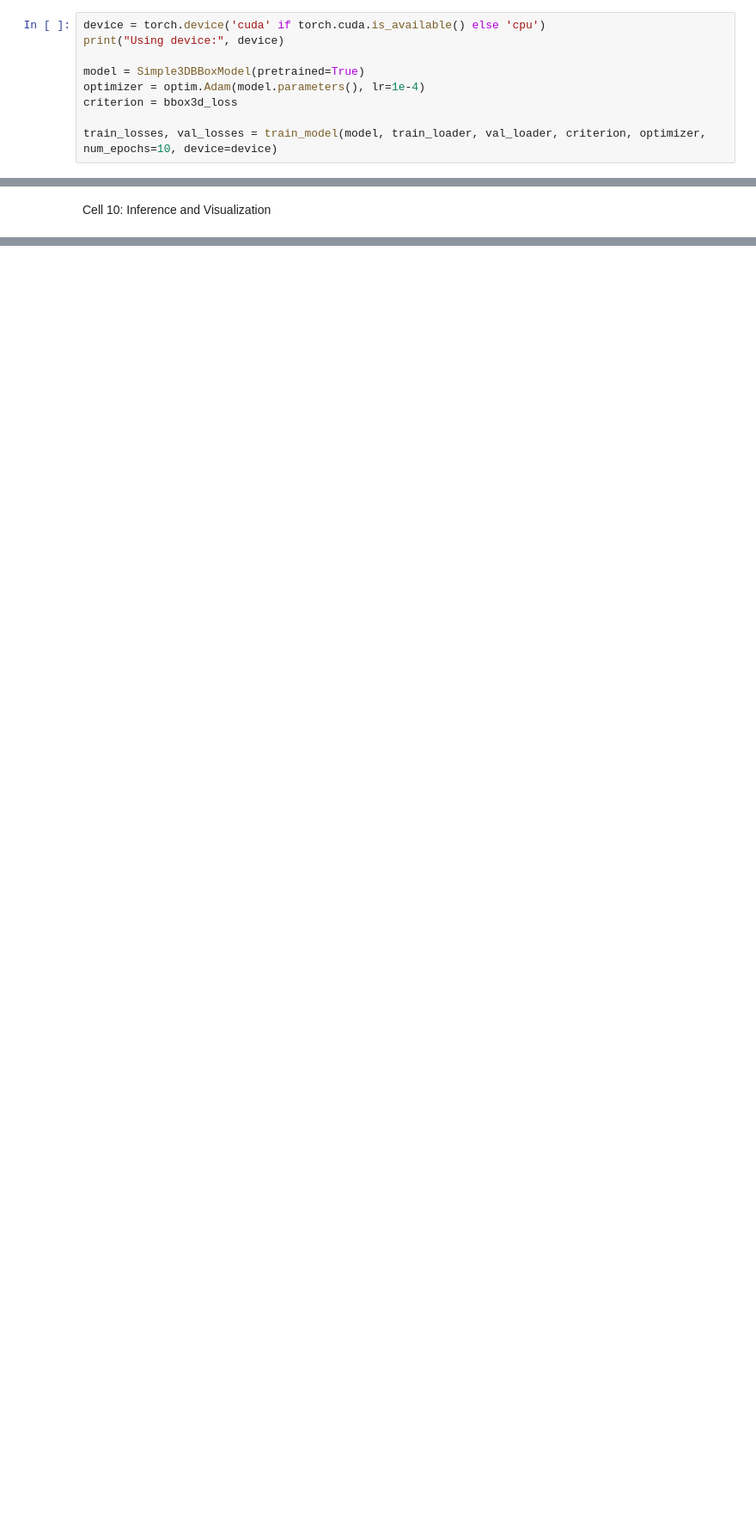
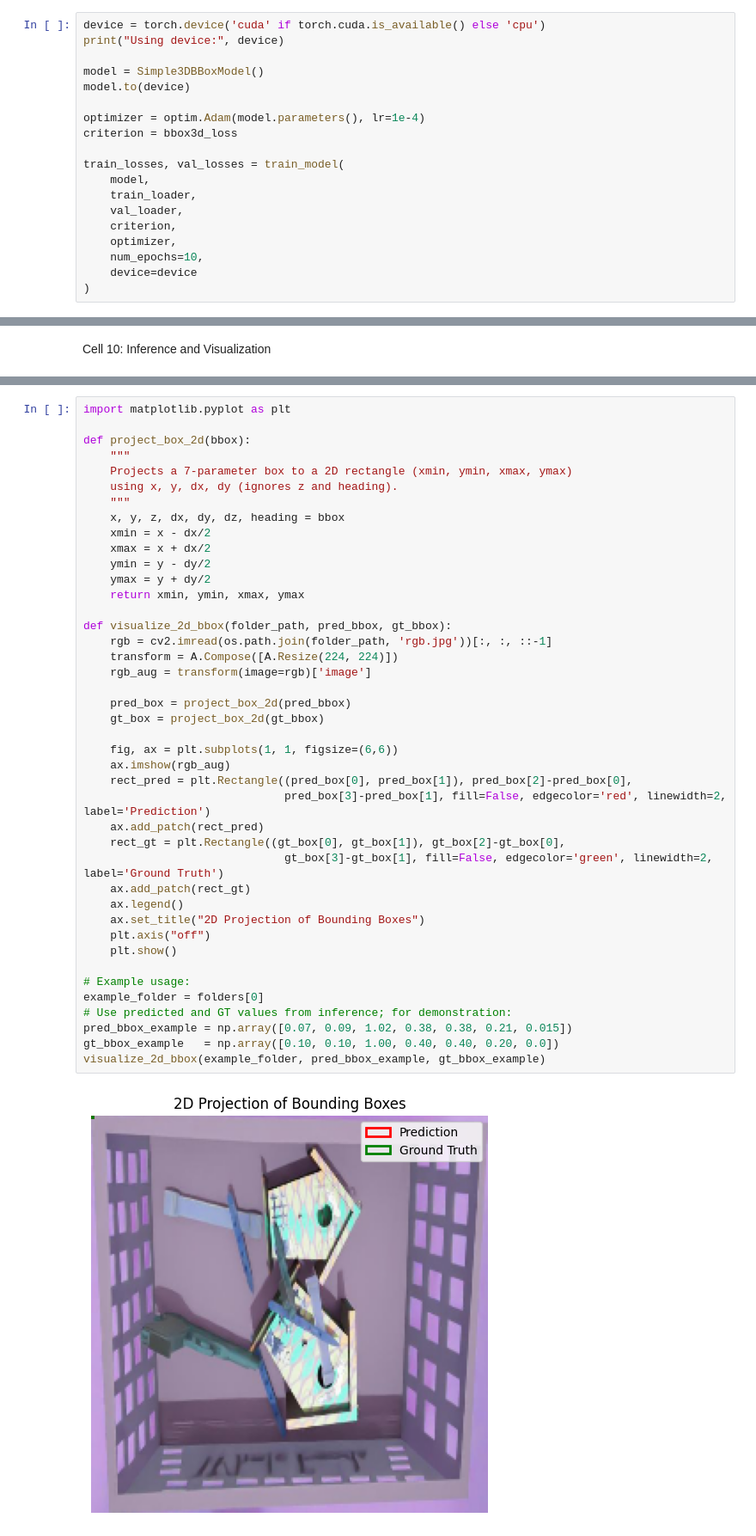
Before and after one commit to shubhamt2897/DL_BB, a Jupyter notebook: DL_Bounding_Box.ipynb, the cells around one changed output, grey strips where cells are left out. Shown: that part at 86% size. Saved outputs shown, nothing was run; the diff lists cells and outputs as text; blank space fills up the shorter version.

```diff
--- a/DL_Bounding_Box.ipynb
+++ b/DL_Bounding_Box.ipynb
@@ -306,10 +313,20 @@ Launch Training
 device = torch.device('cuda' if torch.cuda.is_available() else 'cpu')
 print("Using device:", device)
 
-model = Simple3DBBoxModel(pretrained=True)
+model = Simple3DBBoxModel()
+model.to(device)
+
 optimizer = optim.Adam(model.parameters(), lr=1e-4)
 criterion = bbox3d_loss
 
-train_losses, val_losses = train_model(model, train_loader, val_loader, criterion, optimizer, num_epochs=10, device=device)
+train_losses, val_losses = train_model(
+    model,
+    train_loader,
+    val_loader,
+    criterion,
+    optimizer,
+    num_epochs=10,
+    device=device
+)
 # %% [output]
 Using device: cuda
@@ -469,0 +426,44 @@ torch.onnx.export(model, (dummy_rgb, dummy_pc), "3dbbox_model.onnx", opset_versi
+# %%
+import matplotlib.pyplot as plt
+
+def project_box_2d(bbox):
+    """
+    Projects a 7-parameter box to a 2D rectangle (xmin, ymin, xmax, ymax)
+    using x, y, dx, dy (ignores z and heading).
+    """
+    x, y, z, dx, dy, dz, heading = bbox
+    xmin = x - dx/2
+    xmax = x + dx/2
+    ymin = y - dy/2
+    ymax = y + dy/2
+    return xmin, ymin, xmax, ymax
+
+def visualize_2d_bbox(folder_path, pred_bbox, gt_bbox):
+    rgb = cv2.imread(os.path.join(folder_path, 'rgb.jpg'))[:, :, ::-1]
+    transform = A.Compose([A.Resize(224, 224)])
+    rgb_aug = transform(image=rgb)['image']
+
+    pred_box = project_box_2d(pred_bbox)
+    gt_box = project_box_2d(gt_bbox)
+
+    fig, ax = plt.subplots(1, 1, figsize=(6,6))
+    ax.imshow(rgb_aug)
+    rect_pred = plt.Rectangle((pred_box[0], pred_box[1]), pred_box[2]-pred_box[0],
+                              pred_box[3]-pred_box[1], fill=False, edgecolor='red', linewidth=2, label='Prediction')
+    ax.add_patch(rect_pred)
+    rect_gt = plt.Rectangle((gt_box[0], gt_box[1]), gt_box[2]-gt_box[0],
+                              gt_box[3]-gt_box[1], fill=False, edgecolor='green', linewidth=2, label='Ground Truth')
+    ax.add_patch(rect_gt)
+    ax.legend()
+    ax.set_title("2D Projection of Bounding Boxes")
+    plt.axis("off")
+    plt.show()
+
+# Example usage:
+example_folder = folders[0]
+# Use predicted and GT values from inference; for demonstration:
+pred_bbox_example = np.array([0.07, 0.09, 1.02, 0.38, 0.38, 0.21, 0.015])
+gt_bbox_example   = np.array([0.10, 0.10, 1.00, 0.40, 0.40, 0.20, 0.0])
+visualize_2d_bbox(example_folder, pred_bbox_example, gt_bbox_example)
+# %% [output]
+[figure, added]
```
Also changed, not shown: parts of 13 cells of this notebook.
